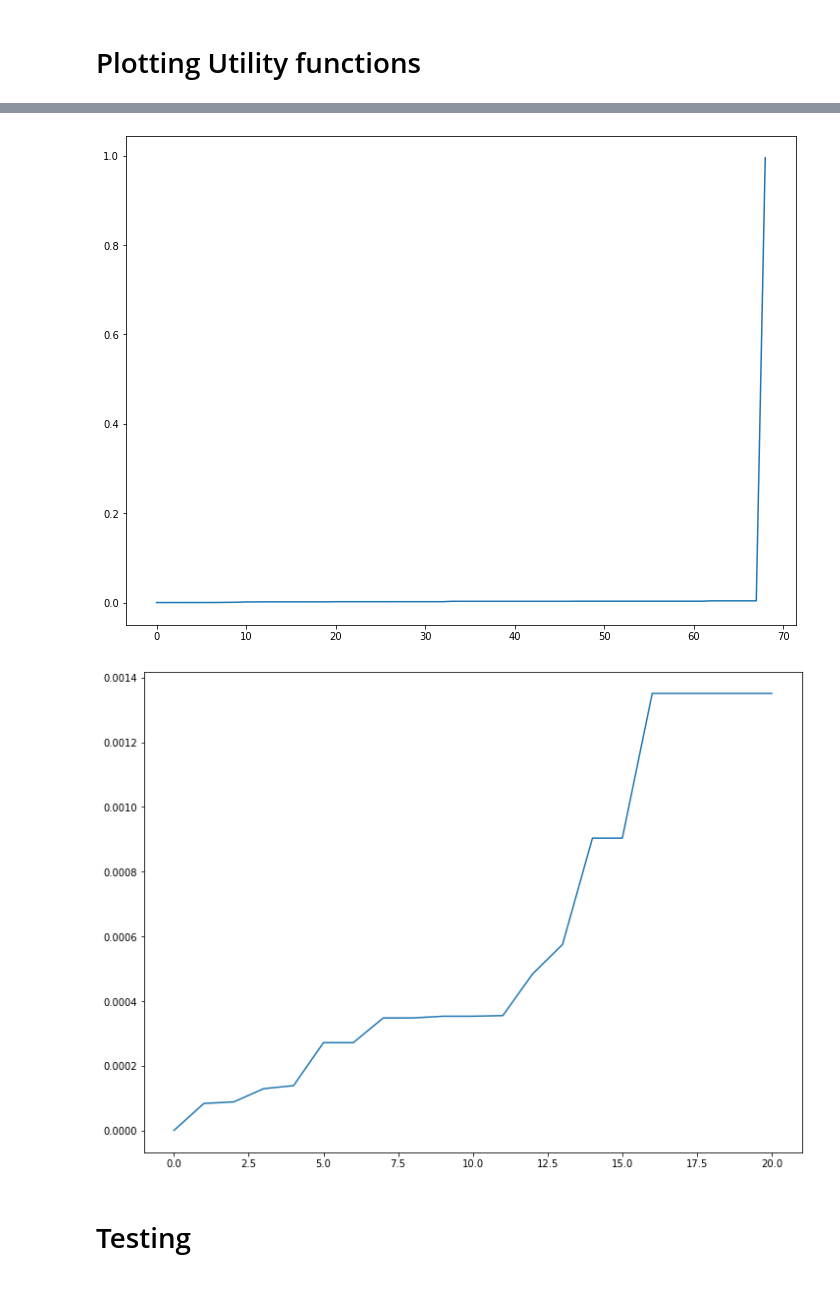
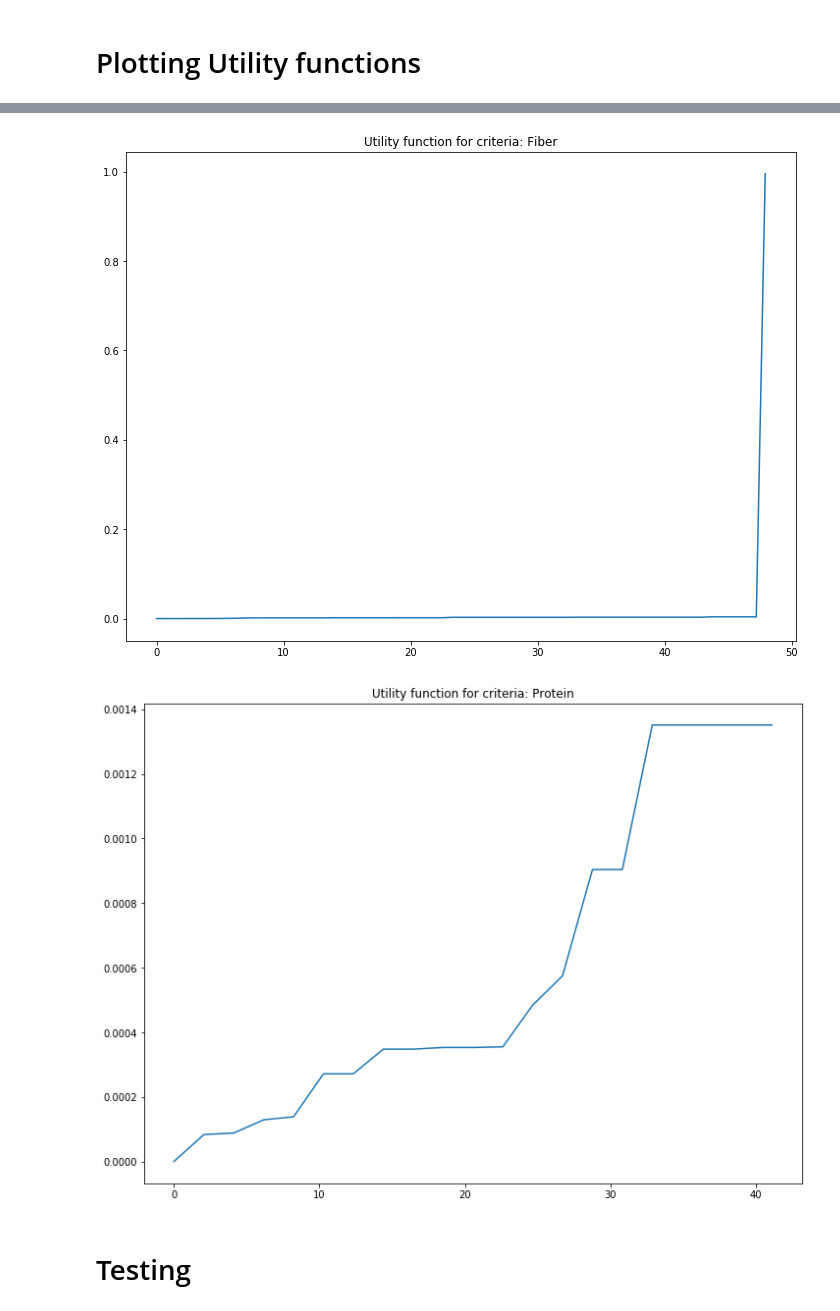
Before and after one commit to prathamsolanki/nutri-score-decision-models, a Jupyter notebook: dm_project_additive.ipynb, the cells around one changed output, grey strips where cells are left out. Drawn from its saved outputs; the diff is of its cells as text; code cells hidden in the pictures.

Commit message:
corrected uta graphs

```diff
--- a/dm_project_additive.ipynb
+++ b/dm_project_additive.ipynb
@@ -327,15 +383,43 @@ plt.savefig('thresh_sugars.jpg')
 # %%
 plt.rcParams["figure.figsize"] = [12,9]
-plt.plot([f.value() for f in utility_thresh['fiber']])
+plt.title('Utility function for criteria: Fiber')
+
+x = []
+
+num_buckets = len(buckets['fiber'])
+
+for n in range(num_buckets):
+  x.append(buckets['fiber'][n][0])
+
+x.append(buckets['fiber'][num_buckets-1][1])
+
+y = [p.value() for p in utility_thresh['fiber']]
+
+plt.plot(x,y)
+
 plt.savefig('thresh_fiber.jpg')
 # %% [output]
-[figure, old version]
+[figure, new version]
 # %%
 plt.rcParams["figure.figsize"] = [12,9]
-plt.plot([p.value() for p in utility_thresh['proteins']])
+plt.title('Utility function for criteria: Protein')
+
+x = []
+
+num_buckets = len(buckets['proteins'])
+
+for n in range(num_buckets):
+  x.append(buckets['proteins'][n][0])
+
+x.append(buckets['proteins'][num_buckets-1][1])
+
+y = [p.value() for p in utility_thresh['proteins']]
+
+plt.plot(x,y)
+
 plt.savefig('thresh_proteins.jpg')
 # %% [output]
-[figure, old version]
+[figure, new version]
 # %% [markdown]
 # Testing
 # %%
```
Also changed, not shown: parts of 6 cells of this notebook, 6 other files.
